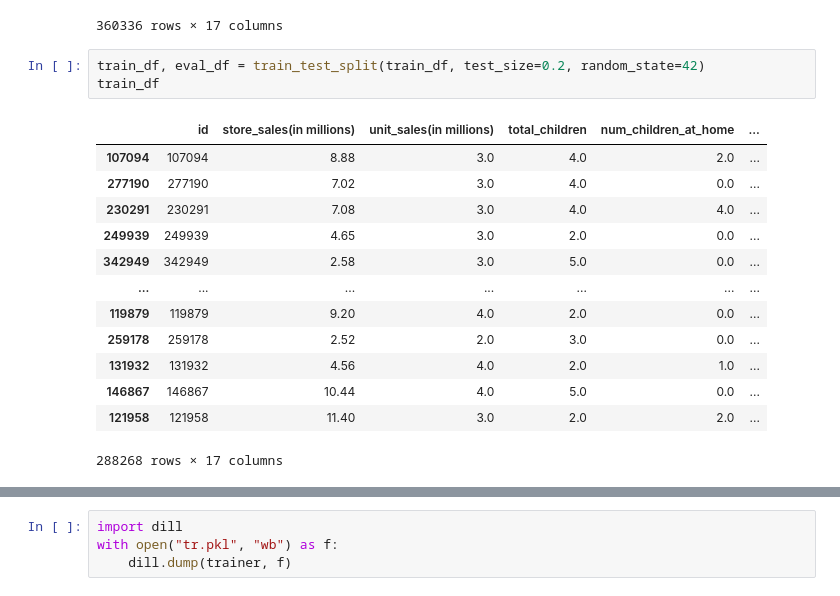
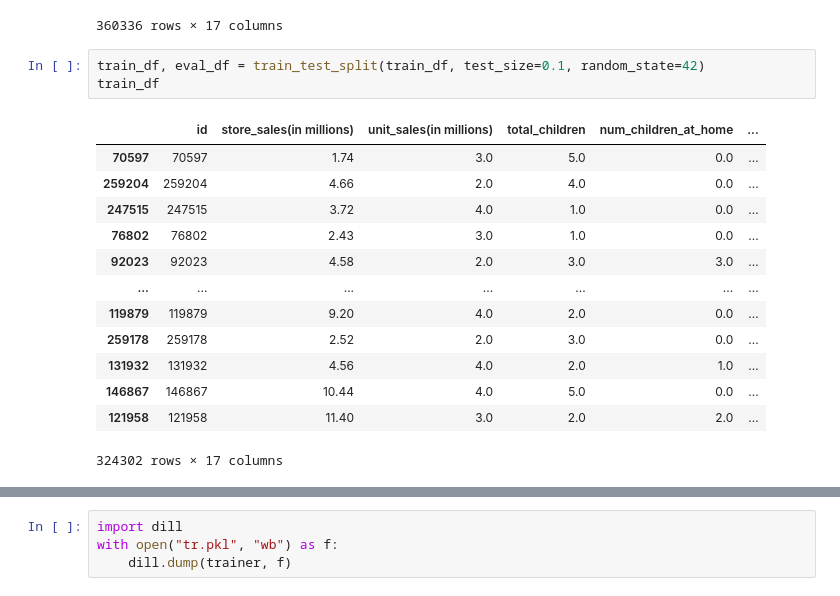
Before and after one commit to b-ionut-r/TabularAML, a Jupyter notebook: main.ipynb, the cells around one changed output, grey strips where cells are left out. Saved outputs shown, nothing was run; the diff lists cells and outputs as text.

```diff
--- a/main.ipynb
+++ b/main.ipynb
@@ -22,22 +22,22 @@ train_df
 | 360335 | 360335 | 5.30 | 2.0 | 2.0 | 0.0 | ... |
 360336 rows × 17 columns
 # %%
-train_df, eval_df = train_test_split(train_df, test_size=0.2, random_state=42)
+train_df, eval_df = train_test_split(train_df, test_size=0.1, random_state=42)
 train_df
 # %% [output]
 |  | id | store_sales(in millions) | unit_sales(in millions) | total_children | num_children_at_home | ... |
-| 107094 | 107094 | 8.88 | 3.0 | 4.0 | 2.0 | ... |
-| 277190 | 277190 | 7.02 | 3.0 | 4.0 | 0.0 | ... |
-| 230291 | 230291 | 7.08 | 3.0 | 4.0 | 4.0 | ... |
-| 249939 | 249939 | 4.65 | 3.0 | 2.0 | 0.0 | ... |
-| 342949 | 342949 | 2.58 | 3.0 | 5.0 | 0.0 | ... |
+| 70597 | 70597 | 1.74 | 3.0 | 5.0 | 0.0 | ... |
+| 259204 | 259204 | 4.66 | 2.0 | 4.0 | 0.0 | ... |
+| 247515 | 247515 | 3.72 | 4.0 | 1.0 | 0.0 | ... |
+| 76802 | 76802 | 2.43 | 3.0 | 1.0 | 0.0 | ... |
+| 92023 | 92023 | 4.58 | 2.0 | 3.0 | 3.0 | ... |
 | ... | ... | ... | ... | ... | ... | ... |
 | 119879 | 119879 | 9.20 | 4.0 | 2.0 | 0.0 | ... |
 | 259178 | 259178 | 2.52 | 2.0 | 3.0 | 0.0 | ... |
 | 131932 | 131932 | 4.56 | 4.0 | 2.0 | 1.0 | ... |
 | 146867 | 146867 | 10.44 | 4.0 | 5.0 | 0.0 | ... |
 | 121958 | 121958 | 11.40 | 3.0 | 2.0 | 2.0 | ... |
-288268 rows × 17 columns
+324302 rows × 17 columns
 # %%
 from sklearn.metrics import mean_squared_log_error
 
```
Also changed, not shown: parts of 1 cell of this notebook, 8 other files.
